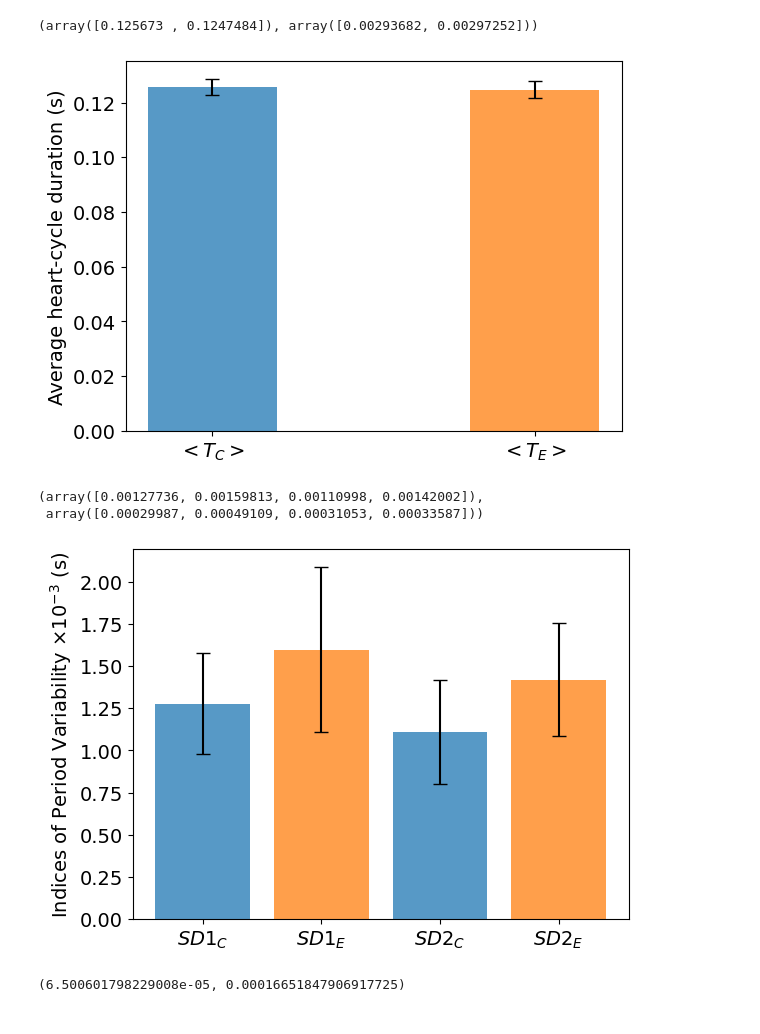
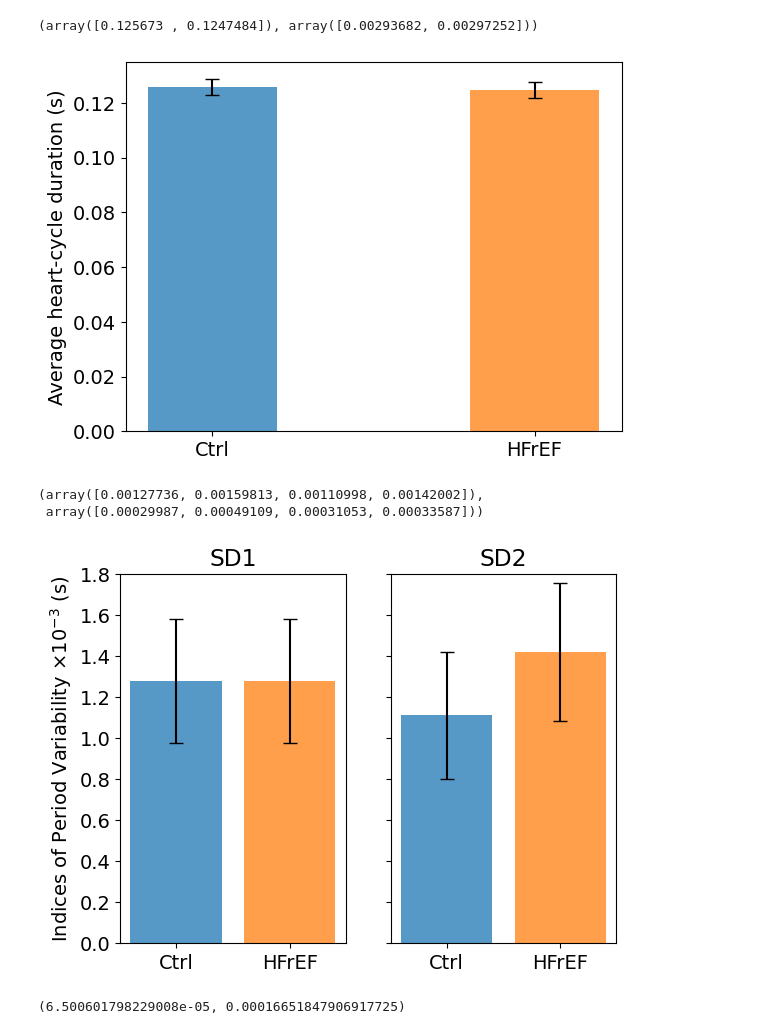
Before and after one commit to moises-santillan/HeartVariability, a Jupyter notebook: Code/HeartVariability.ipynb, the cells around one changed output. Drawn from its saved outputs; the diff is of its cells as text; code cells hidden in the pictures.

```diff
--- a/Code/HeartVariability.ipynb
+++ b/Code/HeartVariability.ipynb
@@ -122,13 +122,13 @@ means, cvs
 (array([0.125673 , 0.1247484]), array([0.00293682, 0.00297252]))
 # %%
 fig, ax = plt.subplots()
-ax.bar(["$<T_C>$", "$<T_E>$"], means, width=0.4, yerr=cvs, align='center', alpha=0.75, color=("C0", "C1"), ecolor='black', capsize=5)
+ax.bar(["Ctrl", "HFrEF"], means, width=0.4, yerr=cvs, align='center', alpha=0.75, color=("C0", "C1"), ecolor='black', capsize=5)
 ax.set_ylabel('Average heart-cycle duration (s)')
 props = {'connectionstyle':'bar','arrowstyle':'-', 'shrinkA':20,'shrinkB':20,'linewidth':2}
 
 plt.savefig("../Manuscript/Fig01_A.pdf")
 # %% [output]
-[figure, old version]
+[figure, new version]
 # %%
 controls = ("T_C1 (s)", "T_C2 (s)", "T_C3 (s)", "T_C4 (s)", "T_C5 (s)", "T_C6 (s)", "T_C7 (s)", "T_C8 (s)", "T_C9 (s)", "T_C10 (s)", "T_C11 (s)", "T_C12 (s)", "T_C13 (s)", "T_C14 (s)")
 
@@ -157,13 +157,20 @@ means, cvs
 (array([0.00127736, 0.00159813, 0.00110998, 0.00142002]),
  array([0.00029987, 0.00049109, 0.00031053, 0.00033587]))
 # %%
-fig, ax = plt.subplots()
-ax.bar(["$SD1_C$", "$SD1_E$", "$SD2_C$", "$SD2_E$"], means*1e3, yerr=cvs*1e3, align='center', alpha=0.75, color=("C0", "C1", "C0", "C1"), ecolor='black', capsize=5)
-ax.set_ylabel('Indices of Period Variability ×$10^{-3}$ (s)')
+fig, (ax1, ax2) = plt.subplots(nrows=1, ncols=2)
+ax1.bar(["Ctrl", "HFrEF"], means[:1]*1e3, yerr=cvs[:1]*1e3, align='center', alpha=0.75, color=("C0", "C1", "C0", "C1"), ecolor='black', capsize=5)
+ax1.set_ylabel('Indices of Period Variability ×$10^{-3}$ (s)')
+ax1.set_title("SD1")
+ax1.set_ylim(0, 1.8)
+
+ax2.bar(["Ctrl", "HFrEF"], means[2:]*1e3, yerr=cvs[2:]*1e3, align='center', alpha=0.75, color=("C0", "C1", "C0", "C1"), ecolor='black', capsize=5)
+ax2.set_title("SD2")
+ax2.set_yticklabels("")
+ax2.set_ylim(0, 1.8)
 
 plt.savefig("../Manuscript/Fig02_C.pdf")
 # %% [output]
-[figure, old version]
+[figure, new version]
 # %%
 k2c, pc = stats.normaltest(SD1_C)
 k2e, pe = stats.normaltest(SD1_E)
```
Also changed, not shown: parts of 2 cells of this notebook.
